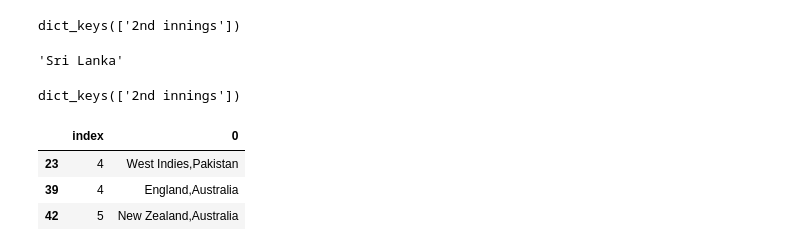
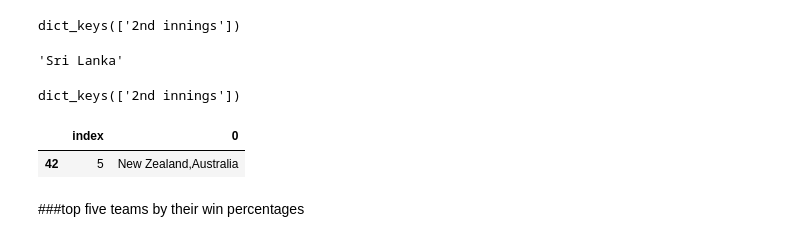
Before and after one commit to Rahul711sharma/ICC-20-20-cricket-EDA, a Jupyter notebook: Self_Project_Sample_Scorecard.ipynb, the cells around one changed output. Drawn from its saved outputs; the diff is of its cells as text; code cells hidden in the pictures.

```diff
--- a/Self_Project_Sample_Scorecard.ipynb
+++ b/Self_Project_Sample_Scorecard.ipynb
@@ -166,23 +166,23 @@ dict_keys(['2nd innings'])
 # %%
 pair_of_team=[]
 for i in range(len(team1)):
   a=[team1[i],team2[i]]
   pair_of_team.append(','.join(a))
 pair_of_team
 
 set_pair_of_teams = set(pair_of_team)
 
 teams=[]
 number_of_matches =[]
 for i in set_pair_of_teams:
   teams.append(i)
   number_of_matches.append(pair_of_team.count(i))
 
 matches= pd.DataFrame(teams,number_of_matches).reset_index()
 matches= matches.sort_values('index')
-matches[-3:]
+matches[-1:]
 # %% [output]
 |  | index | 0 |
-| 23 | 4 | West Indies,Pakistan |
-| 39 | 4 | England,Australia |
 | 42 | 5 | New Zealand,Australia |
+# %% [markdown]
+###top five teams by their win percentages
```
Also changed, not shown: parts of 3 cells of this notebook.
